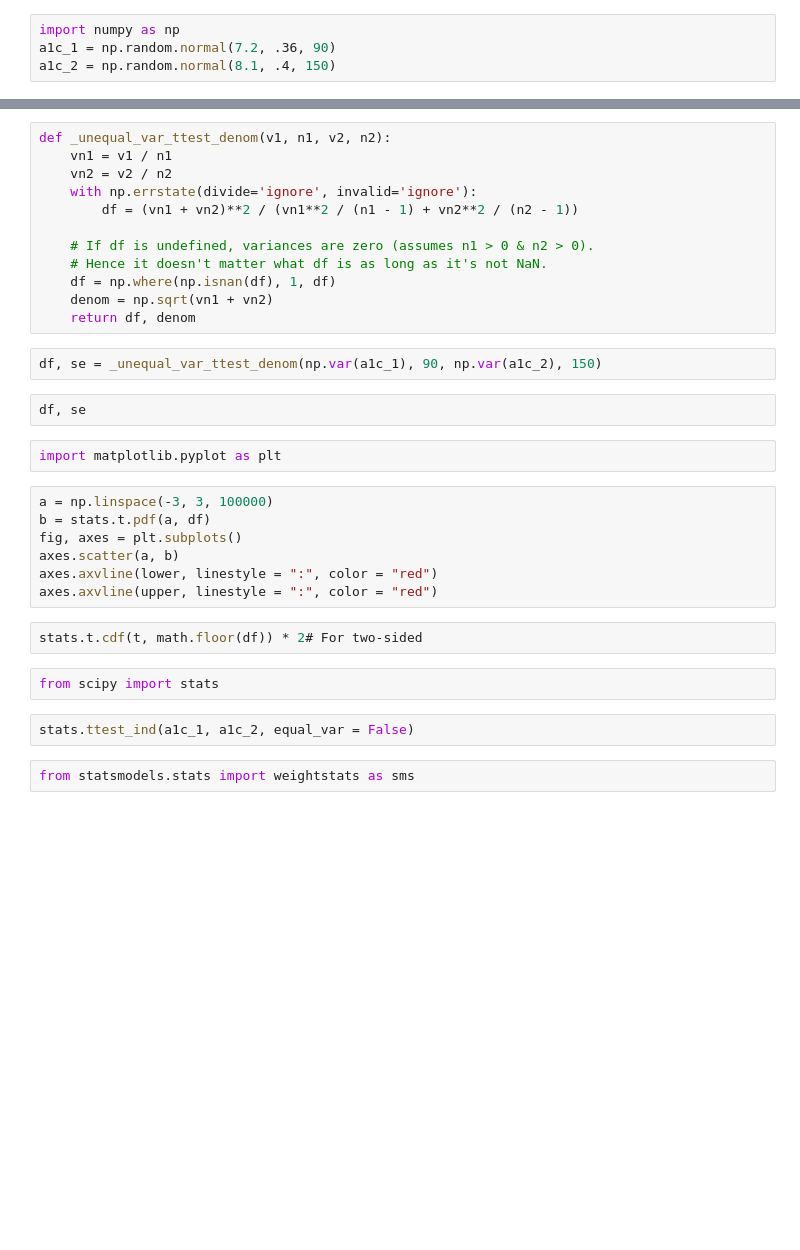
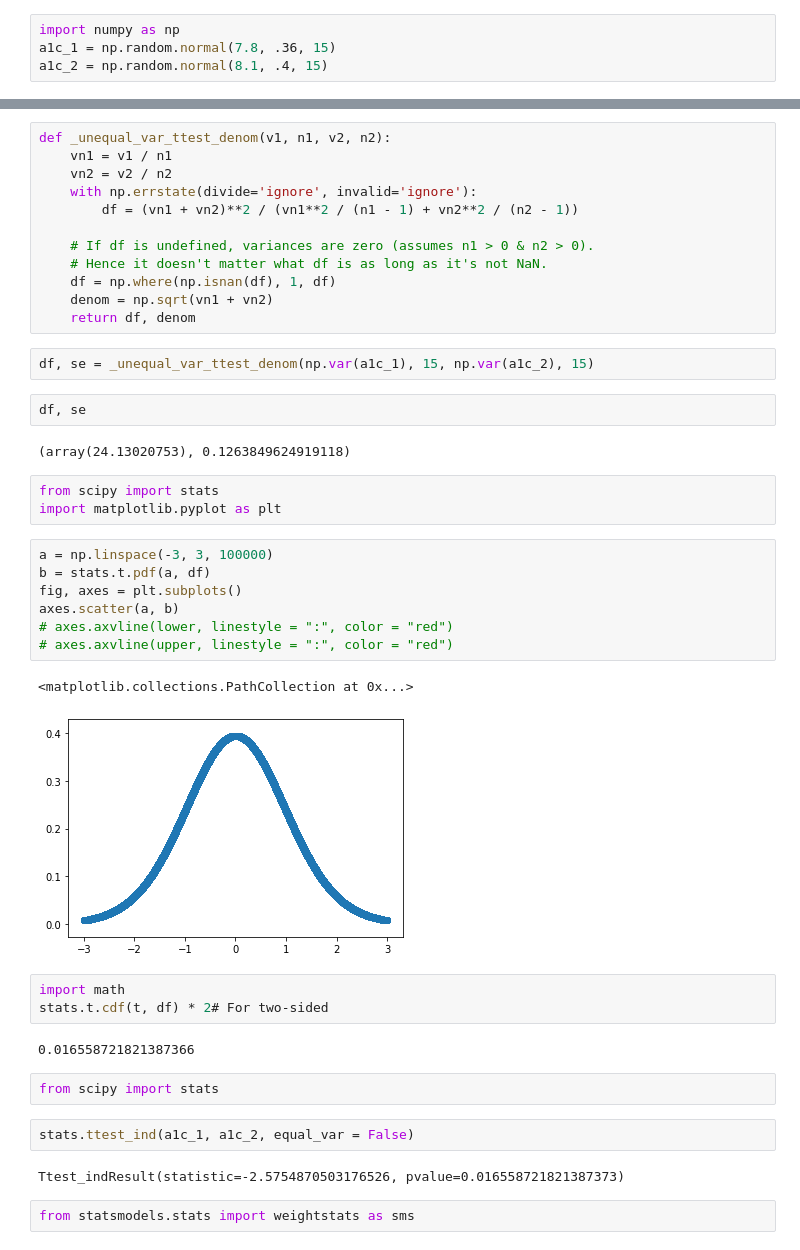
Before and after one commit to dsahduke/hypothesis_tests, a Jupyter notebook: Hypothesis Testing.ipynb, the cells around one changed output, grey strips where cells are left out. Drawn from its saved outputs; the diff is of its cells as text; blank space fills up the shorter version.

```diff
--- a/Hypothesis Testing.ipynb
+++ b/Hypothesis Testing.ipynb
@@ -35,6 +35,6 @@ Suppose we have a patient populations and we are measuring their average A1C val
 What if we want to ask if the average A1C is different in this new population than the old one?
 # %%
 import numpy as np
-a1c_1 = np.random.normal(7.2, .36, 90)
-a1c_2 = np.random.normal(8.1, .4, 150)
+a1c_1 = np.random.normal(7.8, .36, 15)
+a1c_2 = np.random.normal(8.1, .4, 15)
 # %%
@@ -90,24 +101,35 @@ def _unequal_var_ttest_denom(v1, n1, v2, n2):
     denom = np.sqrt(vn1 + vn2)
     return df, denom
 # %%
-df, se = _unequal_var_ttest_denom(np.var(a1c_1), 90, np.var(a1c_2), 150)
+df, se = _unequal_var_ttest_denom(np.var(a1c_1), 15, np.var(a1c_2), 15)
 # %%
 df, se
+# %% [output]
+(array(24.13020753), 0.1263849624919118)
 # %%
+from scipy import stats
 import matplotlib.pyplot as plt
 # %%
 a = np.linspace(-3, 3, 100000)
 b = stats.t.pdf(a, df)
 fig, axes = plt.subplots()
 axes.scatter(a, b)
-axes.axvline(lower, linestyle = ":", color = "red")
-axes.axvline(upper, linestyle = ":", color = "red")
+# axes.axvline(lower, linestyle = ":", color = "red")
+# axes.axvline(upper, linestyle = ":", color = "red")
+# %% [output]
+<matplotlib.collections.PathCollection at 0x...>
+[figure, added]
 # %%
-stats.t.cdf(t, math.floor(df)) * 2# For two-sided
+import math
+stats.t.cdf(t, df) * 2# For two-sided
+# %% [output]
+0.016558721821387366
 # %%
 from scipy import stats
 # %%
 stats.ttest_ind(a1c_1, a1c_2, equal_var = False)
+# %% [output]
+Ttest_indResult(statistic=-2.5754870503176526, pvalue=0.016558721821387373)
 # %%
 from statsmodels.stats import weightstats as sms
 # %%
```
Also changed, not shown: parts of 12 cells of this notebook.
